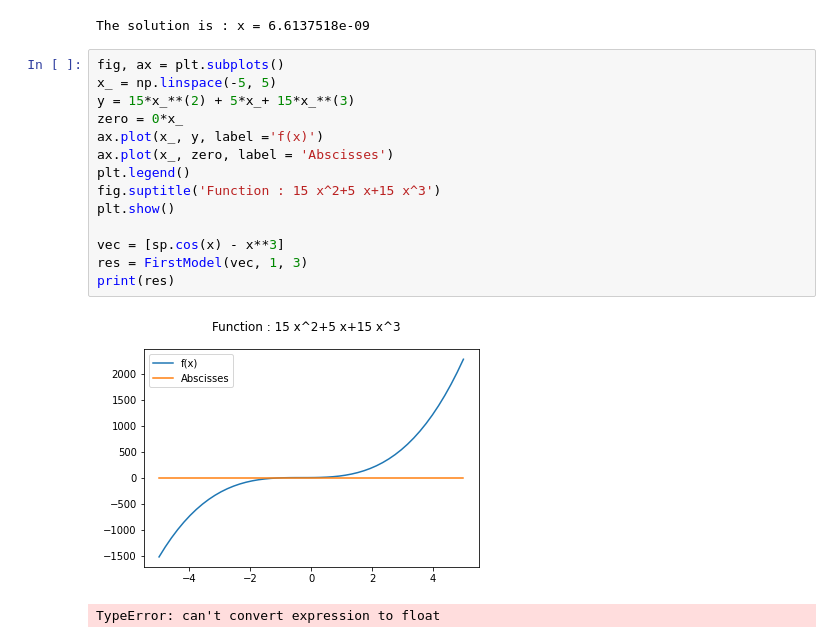
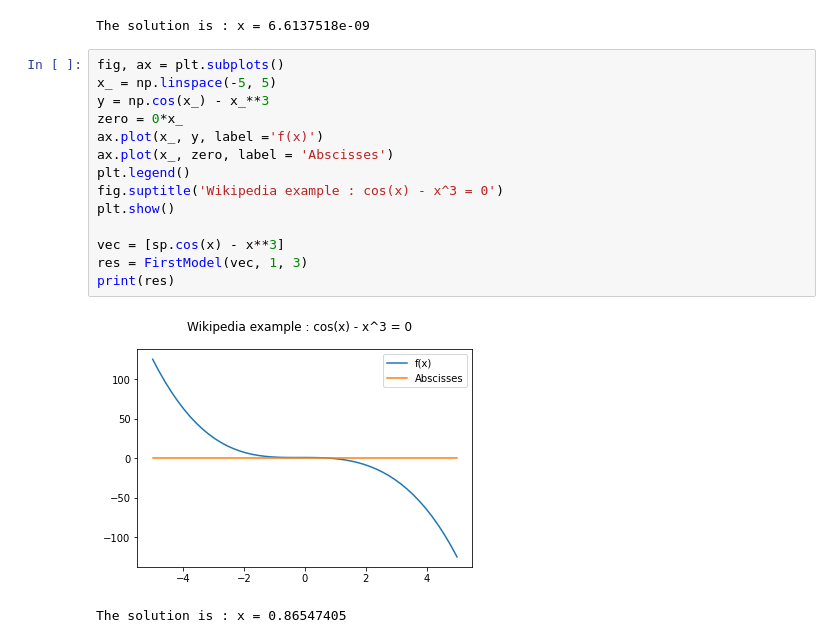
Before and after one commit to AlexPoiron/FirstModel, a Jupyter notebook: Main.ipynb, the cells around one changed output. Cells and saved outputs as stored; diff of their text form.

Commit message:
pb cos fixed. Wikipedia example done

```diff
--- a/Main.ipynb
+++ b/Main.ipynb
@@ -99,17 +104,17 @@ The solution is : x = 6.6137518e-09
 # %%
 fig, ax = plt.subplots()
 x_ = np.linspace(-5, 5)
-y = 15*x_**(2) + 5*x_+ 15*x_**(3)
+y = np.cos(x_) - x_**3
 zero = 0*x_
 ax.plot(x_, y, label ='f(x)')
 ax.plot(x_, zero, label = 'Abscisses')
 plt.legend()
-fig.suptitle('Function : 15 x^2+5 x+15 x^3')
+fig.suptitle('Wikipedia example : cos(x) - x^3 = 0')
 plt.show()
 
 vec = [sp.cos(x) - x**3]
 res = FirstModel(vec, 1, 3)
 print(res)
 # %% [output]
-[figure, old version]
+[figure, new version]
-TypeError: can't convert expression to float
+The solution is : x = 0.86547405
```
Also changed, not shown: parts of 1 cell of this notebook.
